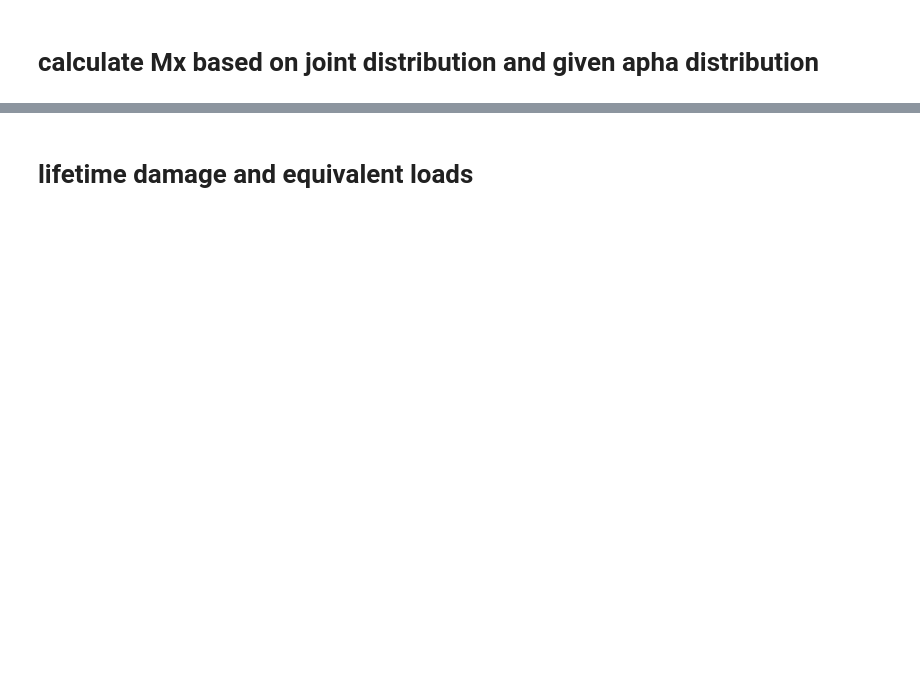
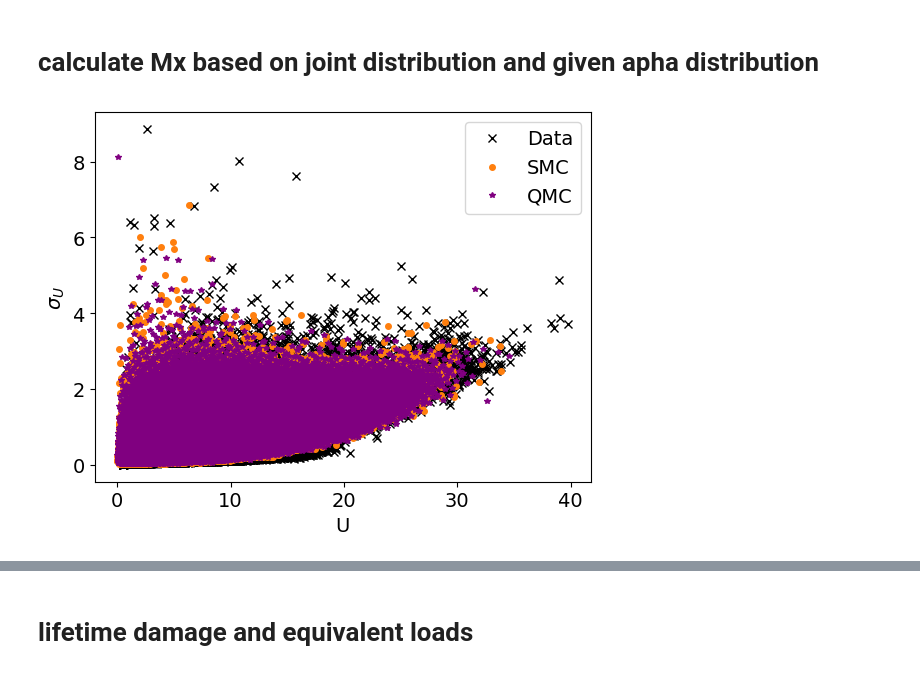
Before and after one commit to InbasatAQ/Reliability-of-a-wind-turbine-blade-against-fatigue-failure-in-the-root-section, a Jupyter notebook: PMWE.ipynb, the cells around one changed output, grey strips where cells are left out. Saved outputs shown, nothing was run; the diff lists cells and outputs as text; code cells hidden in the pictures; blank space fills up the shorter version.

```diff
--- a/PMWE.ipynb
+++ b/PMWE.ipynb
@@ -396,7 +429,7 @@ def generate_wind_shear_alpha(u):
 # %%
 # GENERATE RANDOM VARIATES WITH OTHER SAMPLING TECHNIQUES
 
-N_samples = 10000
+N_samples = 190000
 ot.RandomGenerator.SetSeed(0)
 dim = 2
 
@@ -408,33 +441,35 @@ uniform_distribution = ot.ComposedDistribution([ot.Uniform(0., 1.)] * dim)
 SMC = uniform_distribution.getSample(N_samples)
 
 U_SMC= stats.weibull_min.ppf(SMC[:,0], c=Weibullk, loc=0, scale = WeibullA) #stats.weibull_min.rvs(c= Weibullk, scale = WeibullA, size = 10000)
 MuSigmaU_SMC = MuSigmaFunc(U_SMC)
 SigmaSigma_SMC = SigmaSigmaFunc(U_SMC)
 SigmaU_SMC = LogNormDist(2, SMC[:,1], MuSigmaU_SMC, SigmaSigma_SMC)
 # wind shear alpha
 alpha_SMC = generate_wind_shear_alpha(U_SMC)
 
 # Quasi- Monte Carlo (QMC)
 QMCexperiment = ot.LowDiscrepancyExperiment(ot.SobolSequence(), uniform_distribution, N_samples, False)
 SQMC = QMCexperiment.generate()
 SQMC = np.asarray(SQMC)#.T
 
 U_QMC = stats.weibull_min.ppf(SQMC[:,0], c=Weibullk, loc=0, scale = WeibullA)
 MuSigmaU_QMC = MuSigmaFunc(U_QMC)
 SigmaSigma_QMC = SigmaSigmaFunc(U_QMC)
 SigmaU_QMC = LogNormDist(2, SQMC[:,1], MuSigmaU_QMC, SigmaSigma_QMC)
 # wind shear alpha
 alpha_QMC = generate_wind_shear_alpha(U_QMC)
 
 #plot of sigmaU vs U for SMC and QMC
 plt.figure()
 plt.plot(Hovsore_filtered_data['Wsp'],Hovsore_filtered_data['SigmaU'],'xk', label = 'Data')
 plt.plot(U_SMC,SigmaU_SMC,'o',markersize = 4,color = 'C1', label = 'SMC')
 plt.plot(U_QMC,SigmaU_QMC,'*',markersize = 4,color = 'purple', label = 'QMC')
 plt.legend()
 plt.xlabel('U')
 plt.ylabel('$\sigma_U$')
 plt.show()
+# %% [output]
+[figure, added]
 # %%
 # [U_SMC,SigmaU_SMC,alpha_SMC].ravel()
 np.array([U_SMC.ravel(),SigmaU_SMC.ravel(),alpha_SMC.ravel()]).T
```
Also changed, not shown: parts of 15 cells of this notebook.
